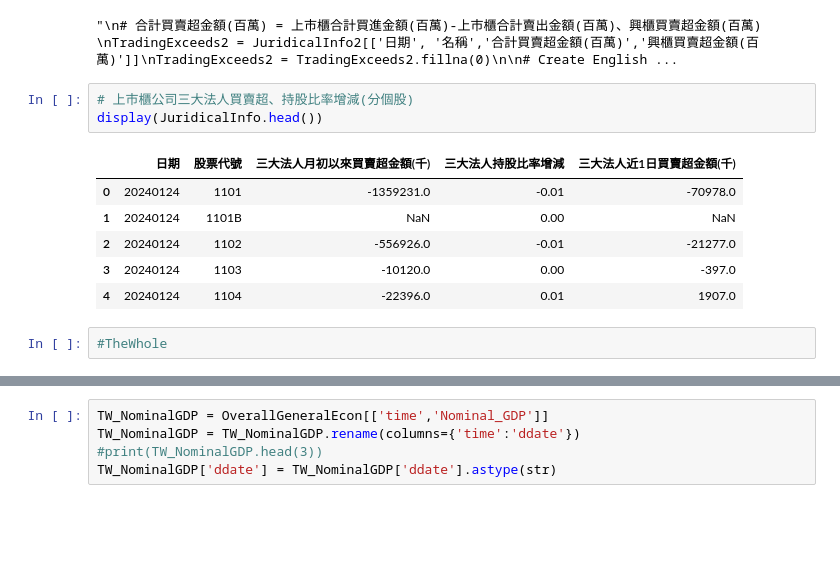
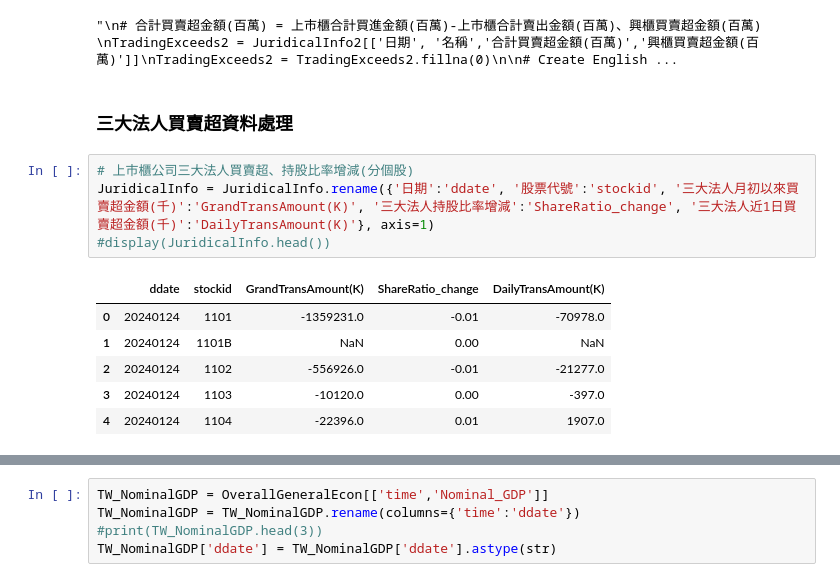
Before and after one commit to Carolyehhh/revenue-prediction, a Jupyter notebook: GDP_train.ipynb, the cells around one changed output, grey strips where cells are left out. Saved outputs shown, nothing was run; the diff lists cells and outputs as text; blank space fills up the shorter version.

```diff
--- a/GDP_train.ipynb
+++ b/GDP_train.ipynb
@@ -108,15 +108,16 @@ TradingExceeds2 = TradingExceeds2.rename({'日期':'ddate', '名稱':'classifica
 """
 # %% [output]
 "\n# 合計買賣超金額(百萬) = 上市櫃合計買進金額(百萬)-上市櫃合計賣出金額(百萬)、興櫃買賣超金額(百萬) \nTradingExceeds2 = JuridicalInfo2[['日期', '名稱','合計買賣超金額(百萬)','興櫃買賣超金額(百萬)']]\nTradingExceeds2 = TradingExceeds2.fillna(0)\n\n# Create English ...
-# %%
-# 上市櫃公司三大法人買賣超、持股比率增減(分個股)
-display(JuridicalInfo.head())
-# %% [output]
-|  | 日期 | 股票代號 | 三大法人月初以來買賣超金額(千) | 三大法人持股比率增減 | 三大法人近1日買賣超金額(千) |
-| 0 | 20240124 | 1101 | -1359231.0 | -0.01 | -70978.0 |
-| 1 | 20240124 | 1101B | NaN | 0.00 | NaN |
-| 2 | 20240124 | 1102 | -556926.0 | -0.01 | -21277.0 |
-| 3 | 20240124 | 1103 | -10120.0 | 0.00 | -397.0 |
-| 4 | 20240124 | 1104 | -22396.0 | 0.01 | 1907.0 |
-# %%
-#TheWhole
+# %% [markdown]
+### 三大法人買賣超資料處理
+# %%
+# 上市櫃公司三大法人買賣超、持股比率增減(分個股)
+JuridicalInfo = JuridicalInfo.rename({'日期':'ddate', '股票代號':'stockid', '三大法人月初以來買賣超金額(千)':'GrandTransAmount(K)', '三大法人持股比率增減':'ShareRatio_change', '三大法人近1日買賣超金額(千)':'DailyTransAmount(K)'}, axis=1)
+#display(JuridicalInfo.head())
+# %% [output]
+|  | ddate | stockid | GrandTransAmount(K) | ShareRatio_change | DailyTransAmount(K) |
+| 0 | 20240124 | 1101 | -1359231.0 | -0.01 | -70978.0 |
+| 1 | 20240124 | 1101B | NaN | 0.00 | NaN |
+| 2 | 20240124 | 1102 | -556926.0 | -0.01 | -21277.0 |
+| 3 | 20240124 | 1103 | -10120.0 | 0.00 | -397.0 |
+| 4 | 20240124 | 1104 | -22396.0 | 0.01 | 1907.0 |
```
Also changed, not shown: parts of 12 cells of this notebook.
